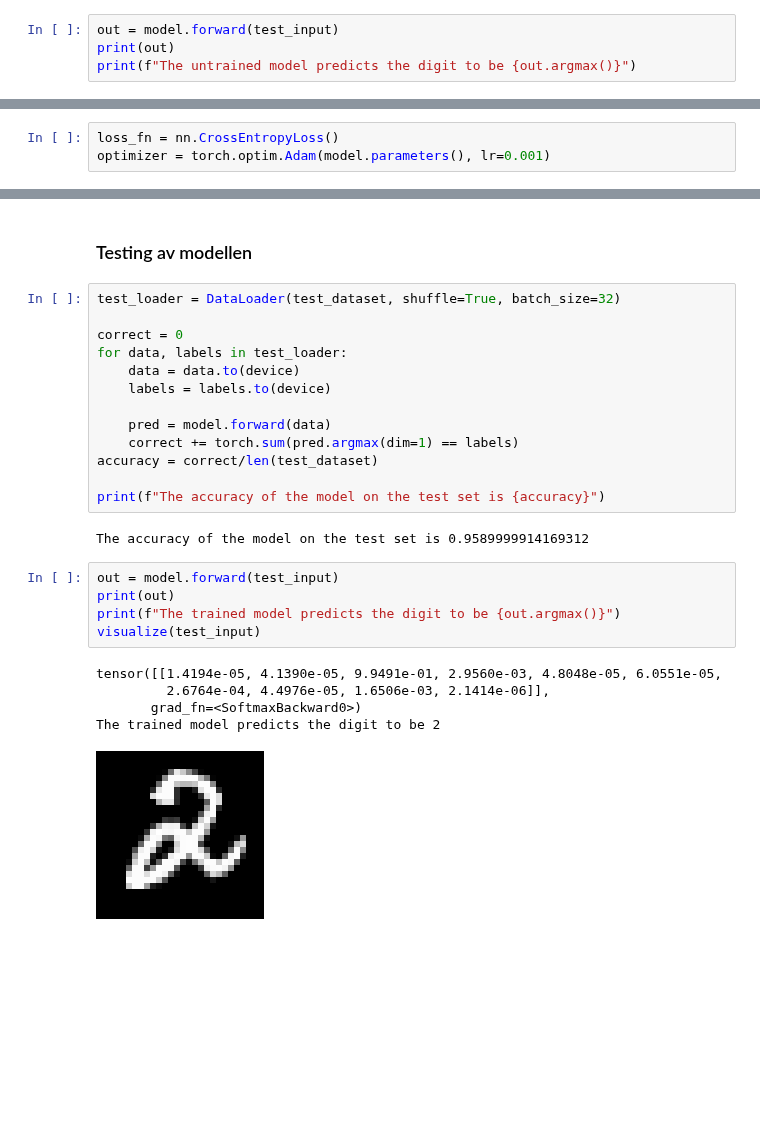
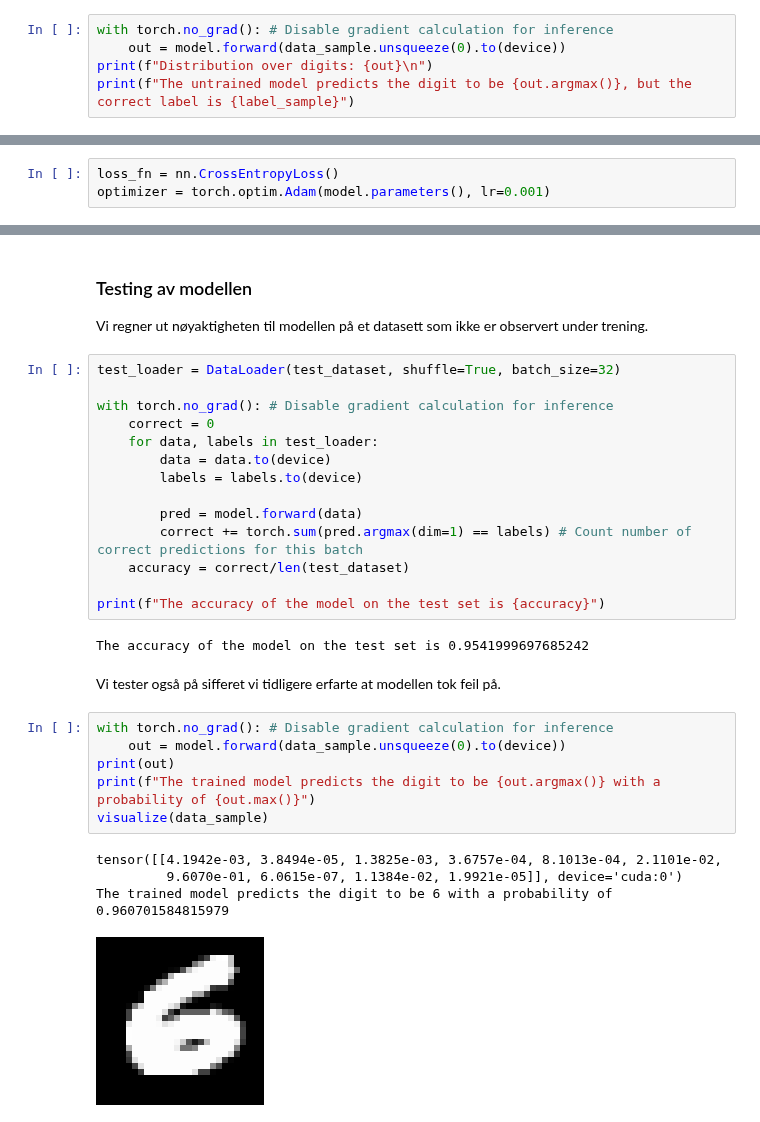
Before and after one commit to willdalh/ml-course, a Jupyter notebook: part2-neural-networks/neural_networks.ipynb, the cells around one changed output, grey strips where cells are left out. Drawn from its saved outputs; the diff is of its cells as text; blank space fills up the shorter version.

```diff
--- a/part2-neural-networks/neural_networks.ipynb
+++ b/part2-neural-networks/neural_networks.ipynb
@@ -285,5 +276,6 @@ torch.Size([1, 1, 28, 28])
 # %%
-out = model.forward(test_input)
-print(out)
-print(f"The untrained model predicts the digit to be {out.argmax()}")
+with torch.no_grad(): # Disable gradient calculation for inference
+    out = model.forward(data_sample.unsqueeze(0).to(device))
+print(f"Distribution over digits: {out}\n")
+print(f"The untrained model predicts the digit to be {out.argmax()}, but the correct label is {label_sample}")
 # %% [output]
@@ -351,30 +337,34 @@ for epoch in range(num_epochs):
             optimizer.step() # Uses the calculated gradients on the registered parameters to perform an update
             optimizer.zero_grad() # Remove the gradients
-# %% [markdown]
-### Testing av modellen
+# %% [markdown]
+### Testing av modellen
+Vi regner ut nøyaktigheten til modellen på et datasett som ikke er observert under trening.
 # %%
 test_loader = DataLoader(test_dataset, shuffle=True, batch_size=32)
 
-correct = 0
-for data, labels in test_loader:
-    data = data.to(device)
-    labels = labels.to(device)
+with torch.no_grad(): # Disable gradient calculation for inference
+    correct = 0
+    for data, labels in test_loader:
+        data = data.to(device)
+        labels = labels.to(device)
 
-    pred = model.forward(data)
-    correct += torch.sum(pred.argmax(dim=1) == labels)
-accuracy = correct/len(test_dataset)
+        pred = model.forward(data)
+        correct += torch.sum(pred.argmax(dim=1) == labels) # Count number of correct predictions for this batch
+    accuracy = correct/len(test_dataset)
 
 print(f"The accuracy of the model on the test set is {accuracy}")
 # %% [output]
-The accuracy of the model on the test set is 0.9589999914169312
+The accuracy of the model on the test set is 0.9541999697685242
+# %% [markdown]
+Vi tester også på sifferet vi tidligere erfarte at modellen tok feil på.
 # %%
-out = model.forward(test_input)
+with torch.no_grad(): # Disable gradient calculation for inference
+    out = model.forward(data_sample.unsqueeze(0).to(device))
 print(out)
-print(f"The trained model predicts the digit to be {out.argmax()}")
-visualize(test_input)
+print(f"The trained model predicts the digit to be {out.argmax()} with a probability of {out.max()}")
+visualize(data_sample)
 # %% [output]
-tensor([[1.4194e-05, 4.1390e-05, 9.9491e-01, 2.9560e-03, 4.8048e-05, 6.0551e-05,
-         2.6764e-04, 4.4976e-05, 1.6506e-03, 2.1414e-06]],
-       grad_fn=<SoftmaxBackward0>)
-The trained model predicts the digit to be 2
+tensor([[4.1942e-03, 3.8494e-05, 1.3825e-03, 3.6757e-04, 8.1013e-04, 2.1101e-02,
+         9.6070e-01, 6.0615e-07, 1.1384e-02, 1.9921e-05]], device='cuda:0')
+The trained model predicts the digit to be 6 with a probability of 0.960701584815979
-[figure, old version]
+[figure, new version]
```
Also changed, not shown: parts of 31 cells of this notebook, 7 other files.
